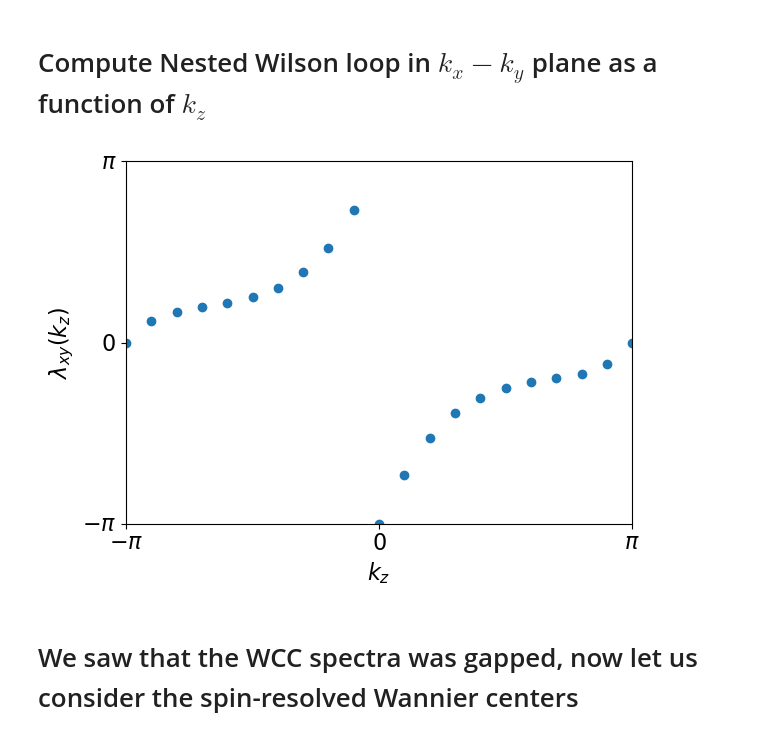
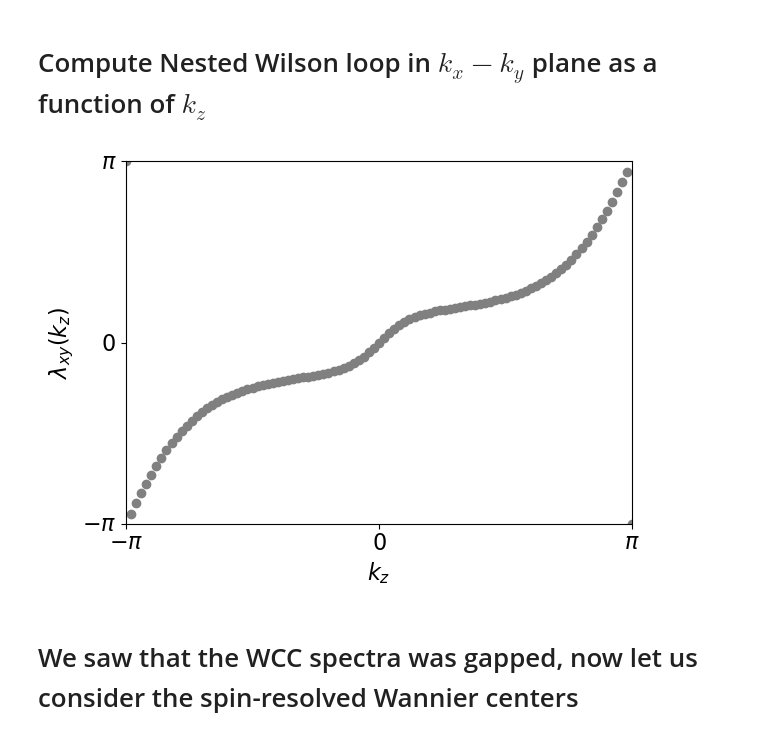
Before and after one commit to actyner/BerryEasy, a Jupyter notebook: BerryEasy-Documentation-CPU.ipynb, the cells around one changed output. Drawn from its saved outputs; the diff is of its cells as text; code cells hidden in the pictures.

```diff
--- a/BerryEasy-Documentation-CPU.ipynb
+++ b/BerryEasy-Documentation-CPU.ipynb
@@ -288,19 +288,21 @@ plt.savefig('Chiral_HOTI_Bands.png')
 # %%
 
 
-kz=0
-U=-1.5*g_5+np.cos(kz)*g_5+np.sin(kz)*g_3
+
+U=-1.5*g_5
 Tx=(1j*g_1+g_5+g_4)/2
 Ty=(1j*g_2+g_5-g_4)/2
-lat=pb.Lattice(a1=[1,0],a2=[0,1])
+Tz=(1j*g_3+g_5)
+lat=pb.Lattice(a1=[1,0,0],a2=[0,1,0],a3=[0,0,1])
 lat.add_sublattices(('A', [0,0],U))
 lat.add_hoppings(
-                 ([1,0], 'A', 'A', Tx),
-                 ([0,1], 'A', 'A', Ty)
+                 ([1,0,0], 'A', 'A', Tx),
+                 ([0,1,0], 'A', 'A', Ty),
+                ([0,0,1],'A','A',Tz)
                 )
 model = pb.Model(lat,
         pb.force_double_precision(),
-        pb.translational_symmetry(a1=True, a2=True))
+        pb.translational_symmetry(a1=True, a2=True, a3=True))
 solver = pb.solver.lapack(model)
 vec=lambda t1, t2: [t1, t2, 0]
 ds=100
@@ -327,45 +329,48 @@ plt.show()
 # %%
 
 g_1 = np.array([[0, 0, 0, 1], [0, 0, 1, 0],[0, 1, 0, 0],[1, 0, 0, 0]])
 g_2 = np.array([[0,0,0, -1j], [0,0, 1j, 0],[0, -1j,0,0], [1j, 0,0,0]])
 g_3 = np.array([[0, 0, 1, 0], [0, 0, 0, -1],[1, 0, 0, 0],[0, -1, 0, 0]])
 g_4 = np.array([[0,0, -1j, 0], [0,0, 0,-1j],[1j,0,0,0], [0,1j,0,0]])
 g_5 = np.diag([1,1,-1, -1])
 NWL=[]
-ds=100
-ds2=100
+ds=20
+ds2=20
 bnds=[0,1] #bands for construction of Wannier Hamiltonian
 bnds2=[0] #bands of Wannier Hamiltonian being considered
-for kz in np.linspace(-np.pi,np.pi,21):
-    U=-1.5*g_5+np.cos(kz)*g_5+np.sin(kz)*g_3
-    Tx=(1j*g_1+g_5+g_4)/2
-    Ty=(1j*g_2+g_5-g_4)/2
-    lat=pb.Lattice(a1=[1,0],a2=[0,1])
-    lat.add_sublattices(('A', [0,0],U))
-    lat.add_hoppings(
-                     ([1,0], 'A', 'A', Tx),
-                     ([0,1], 'A', 'A', Ty)
-                    )
-    model = pb.Model(lat,
-            pb.force_double_precision(),
-            pb.translational_symmetry(a1=True, a2=True))
-    solver = pb.solver.lapack(model)
-    rvec=2*np.pi*np.diag([1,1,1])
-    vec=lambda t1, t2: [t1, t2, 0]
+
+U=-1.5*g_5
+Tx=(1j*g_1+g_5+g_4)/2
+Ty=(1j*g_2+g_5-g_4)/2
+Tz=(1j*g_3+g_5)/2
+lat=pb.Lattice(a1=[1,0,0],a2=[0,1,0],a3=[0,0,1])
+lat.add_sublattices(('A', [0,0,0],U))
+lat.add_hoppings(
+                 ([1,0,0], 'A', 'A', Tx),
+                 ([0,1,0], 'A', 'A', Ty),
+                ([0,0,1], 'A', 'A', Tz)
+                )
+model = pb.Model(lat,
+        pb.force_double_precision(),
+        pb.translational_symmetry(a1=True, a2=True,a3=True))
+solver = pb.solver.lapack(model)
+rvec=2*np.pi*np.diag([1,1,1])
+for z in np.linspace(0,1,101):
+    vec=lambda t1, t2: [t1, t2, z]
     WCCx=be.WNWL(vec,model,bnds,bnds2,ds,ds,rvec)
     NWL.append(WCCx)
-plt.plot(np.array(NWL),'o')
+plt.plot(np.array(NWL),'o',c='gray')
 plt.ylim(-np.pi,np.pi)
 plt.yticks([-np.pi,0,np.pi],[r'$-\pi$',r'$0$',r'$\pi$'])
 plt.xlabel(r'$k_{z}$')
-plt.xlim(0,20)
-plt.xticks([0,10,20],[r'$-\pi$',r'$0$',r'$\pi$'])
+plt.xlim(0,100)
+plt.xticks([0,50,100],[r'$-\pi$',r'$0$',r'$\pi$'])
 plt.ylabel(r'$\lambda_{xy}(k_{z})$')
 plt.tight_layout()
 plt.savefig('ChiralHOTINWL.png')
 plt.show()
 # %% [output]
-[figure, old version]
+[figure, new version]
 # %% [markdown]
 # We saw that the WCC spectra was gapped, now let us consider the spin-resolved Wannier centers
 # %%
```
Also changed, not shown: parts of 22 cells of this notebook.
